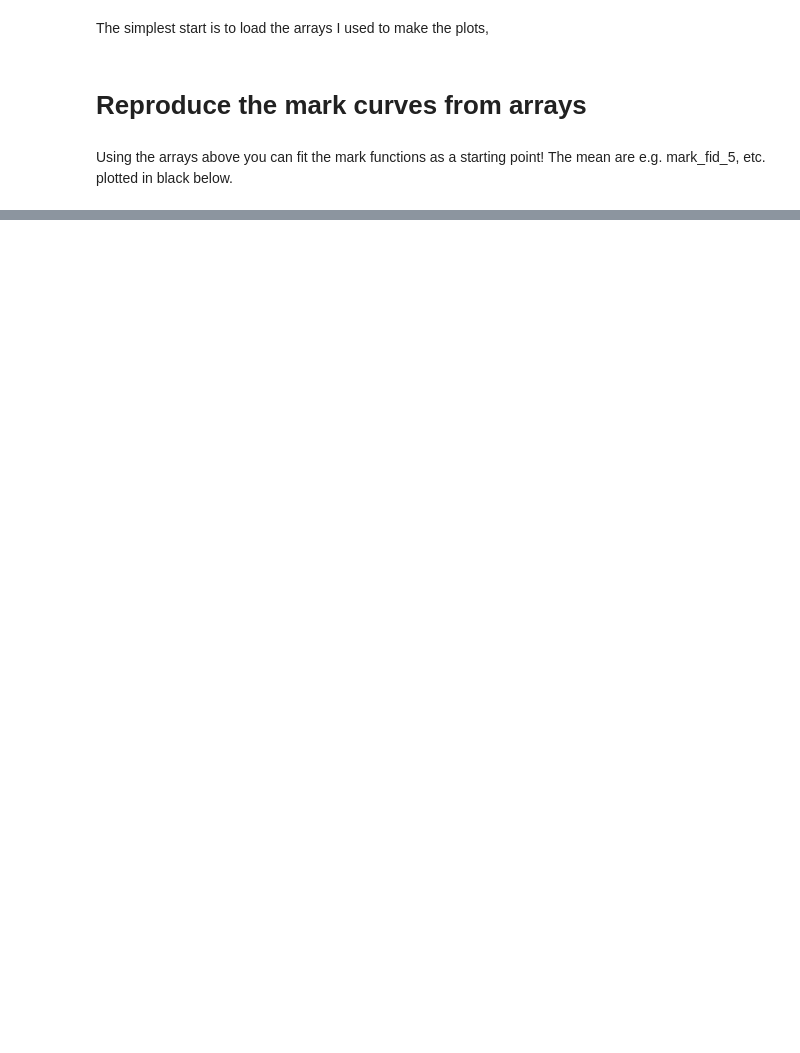
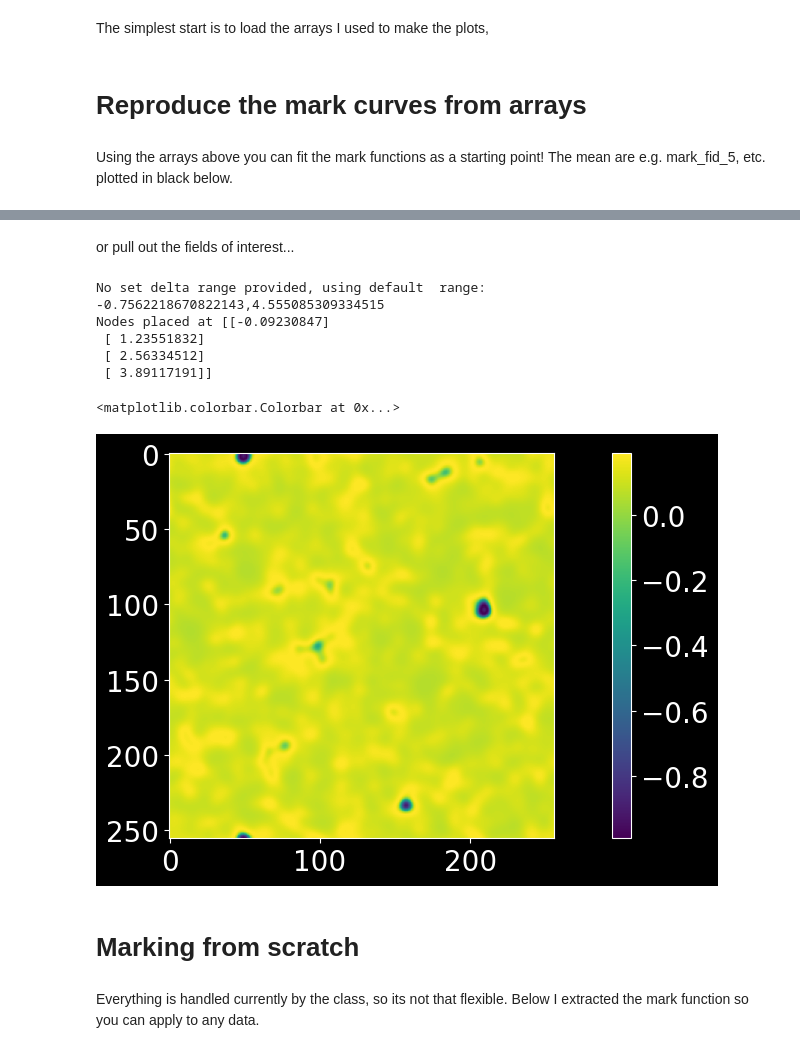
Before and after one commit to jess-cow/Marked_Pk, a Jupyter notebook: Example_Notebook.ipynb, the cells around one changed output, grey strips where cells are left out. Cells and saved outputs as stored; diff of their text form; code cells hidden in the pictures; blank space fills up the shorter version.

```diff
--- a/Example_Notebook.ipynb
+++ b/Example_Notebook.ipynb
@@ -167,0 +204,19 @@ Mark_30.get_error_improvement()
+# %% [markdown]
+or pull out the fields of interest...
+# %%
+mark_dict = Mark_10.get_mark_from_nodes() #this has the marked fields for each simulation used (plus and minus derivatives!)
+#we can plot fields from this, e.g.
+plt.imshow(mark_dict['mark_fid_1'][0,:,:])
+plt.colorbar()
+# %% [output]
+No set delta range provided, using default  range:  -0.7562218670822143,4.555085309334515
+Nodes placed at [[-0.09230847]
+ [ 1.23551832]
+ [ 2.56334512]
+ [ 3.89117191]]
+<matplotlib.colorbar.Colorbar at 0x...>
+[figure, added]
+# %% [markdown]
+# Marking from scratch
+# %% [markdown]
+ Everything is handled currently by the class, so its not that flexible. Below I extracted the mark function so you can apply to any data.
```
Also changed, not shown: parts of 17 cells of this notebook, 2 other files.
